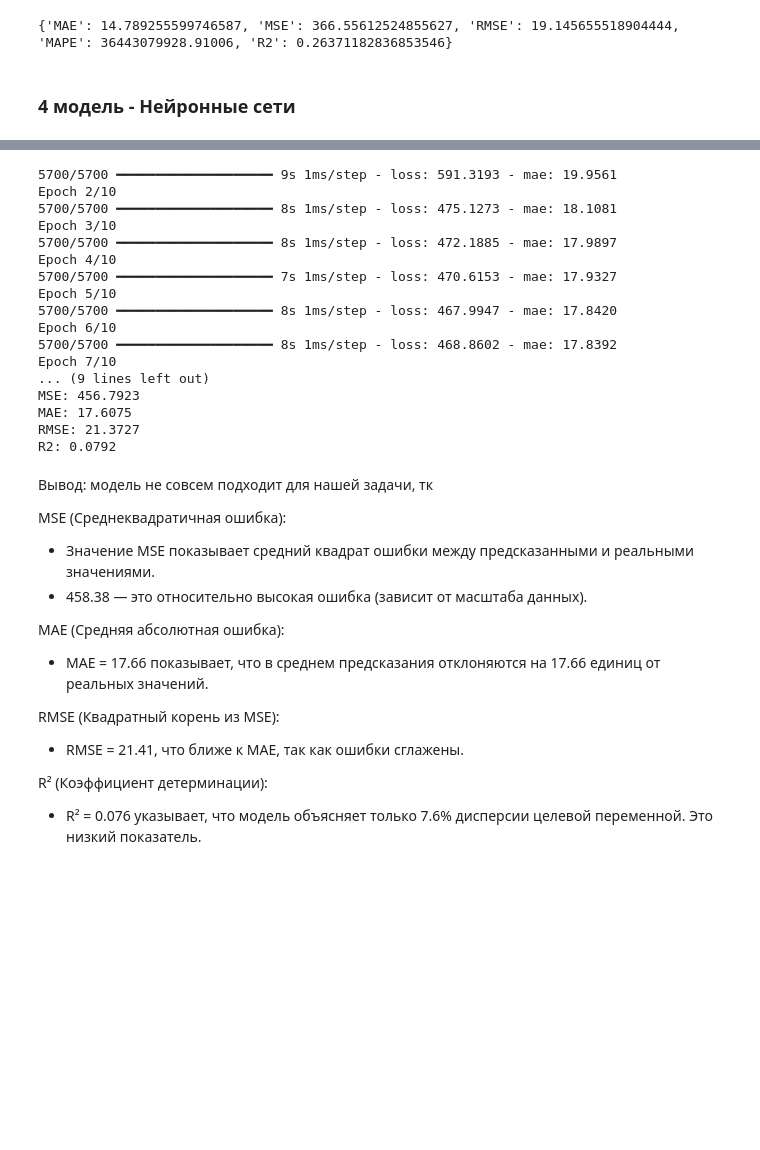
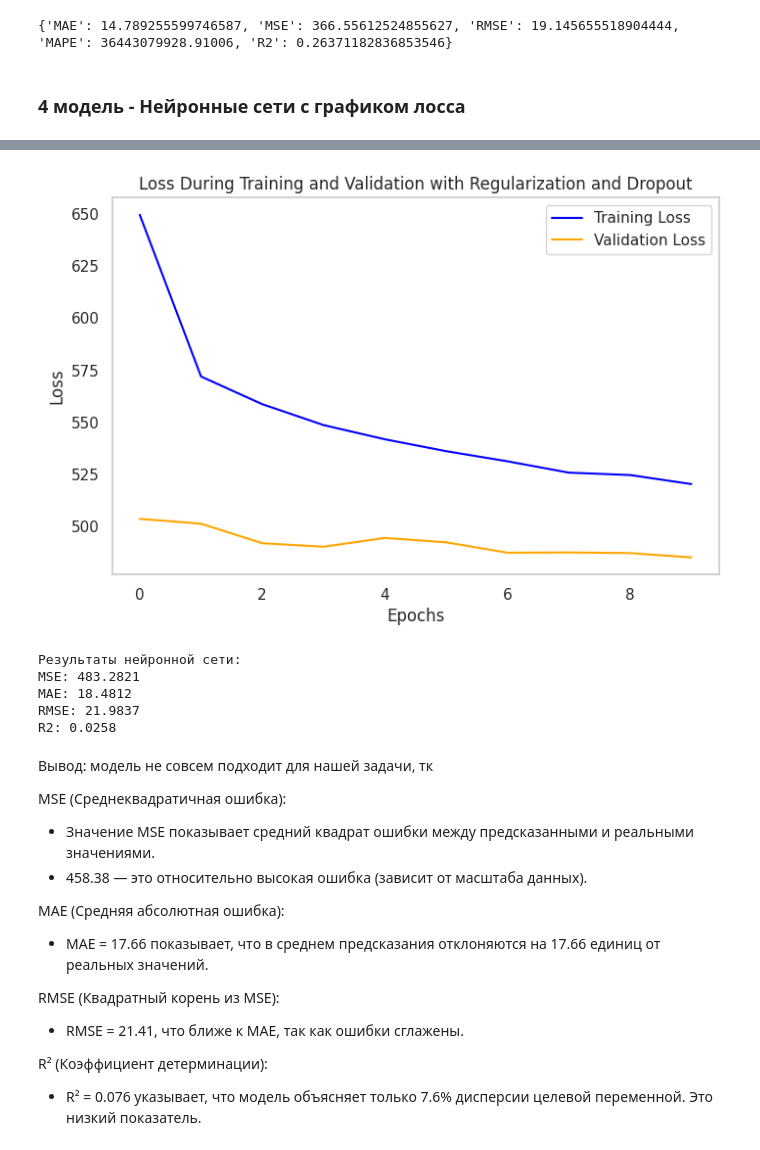
Before and after one commit to nenichv/Spotify, a Jupyter notebook: spotify-task.ipynb, the cells around one changed output, grey strips where cells are left out. Drawn from its saved outputs; the diff is of its cells as text; code cells hidden in the pictures; blank space fills up the shorter version.

```diff
--- a/spotify-task.ipynb
+++ b/spotify-task.ipynb
@@ -820,20 +820,22 @@ print(metrics_xgboost)
 # %% [output]
 {'MAE': 14.789255599746587, 'MSE': 366.55612524855627, 'RMSE': 19.145655518904444, 'MAPE': 36443079928.91006, 'R2': 0.26371182836853546}
 # %% [markdown]
-### 4 модель - Нейронные сети
+### 4 модель - Нейронные сети с графиком лосса
 # %%
 from sklearn.metrics import mean_squared_error, mean_absolute_error, r2_score
 from sklearn.model_selection import train_test_split
 from sklearn.preprocessing import StandardScaler
 from tensorflow.keras.models import Sequential
-from tensorflow.keras.layers import Dense
+from tensorflow.keras.layers import Dense, Dropout
+from tensorflow.keras.regularizers import l2
 from tensorflow.keras.callbacks import EarlyStopping
 import numpy as np
+import matplotlib.pyplot as plt
 
 # Параметры
 input_dim = X.shape[1]
 epochs = 10
-batch_size = 16
+batch_size = 32
 
 # Разделение данных на обучающую и тестовую выборки
 X_train, X_test, y_train, y_test = train_test_split(X, y, test_size=0.2, random_state=42)
@@ -843,11 +845,13 @@ scaler = StandardScaler()
 X_train_scaled = scaler.fit_transform(X_train)
 X_test_scaled = scaler.transform(X_test)
 
-# Функция для создания модели
+# Функция для создания модели с регуляризацией и дропаутом
 def create_model():
     model = Sequential([
-        Dense(64, activation='relu', input_dim=input_dim),
-        Dense(32, activation='relu'),
+        Dense(64, activation='relu', input_dim=input_dim, kernel_regularizer=l2(0.2)),
+        Dropout(0.5),  # Dropout
+        Dense(32, activation='relu', kernel_regularizer=l2(0.2)),
+        Dropout(0.5),  # Еще один Dropout
         Dense(1, activation='linear')
     ])
     model.compile(optimizer='adam', loss='mse', metrics=['mae'])
@@ -855,10 +859,19 @@ def create_model():
 
 # Создание и настройка модели
 model = create_model()
-early_stopping = EarlyStopping(monitor='loss', patience=5, restore_best_weights=True)
+early_stopping = EarlyStopping(monitor='val_loss', patience=5, restore_best_weights=True)
 
-# Обучение модели
-model.fit(X_train_scaled, y_train, epochs=epochs, batch_size=batch_size, verbose=1, callbacks=[early_stopping])
+# Обучение модели с валидационными данными
+history = model.fit(
+    X_train_scaled,
+    y_train,
+    validation_data=(X_test_scaled, y_test),
+    epochs=epochs,
+    batch_size=batch_size,
+    validation_split=0.2,
+    verbose=1,
+    callbacks=[early_stopping]
+)
 
 # Предсказание на тестовой выборке
 y_pred = model.predict(X_test_scaled).flatten()
@@ -869,6 +882,17 @@ mae = mean_absolute_error(y_test, y_pred)
 rmse = np.sqrt(mse)
 r2 = r2_score(y_test, y_pred)
 
+# Построение графика лосса
+plt.figure(figsize=(8, 5))
+plt.plot(history.history['loss'], label='Training Loss', color='blue')
+plt.plot(history.history['val_loss'], label='Validation Loss', color='orange')
+plt.title('Loss During Training and Validation with Regularization and Dropout')
+plt.xlabel('Epochs')
+plt.ylabel('Loss')
+plt.legend()
+plt.grid()
+plt.show()
+
 # Вывод результатов
 print("Результаты нейронной сети:")
 print(f"MSE: {mse:.4f}")
@@ -880,20 +920,9 @@ Epoch 1/10
+[figure, added]
-5700/5700 ━━━━━━━━━━━━━━━━━━━━ 9s 1ms/step - loss: 591.3193 - mae: 19.9561
-Epoch 2/10
-5700/5700 ━━━━━━━━━━━━━━━━━━━━ 8s 1ms/step - loss: 475.1273 - mae: 18.1081
-Epoch 3/10
-5700/5700 ━━━━━━━━━━━━━━━━━━━━ 8s 1ms/step - loss: 472.1885 - mae: 17.9897
-Epoch 4/10
-5700/5700 ━━━━━━━━━━━━━━━━━━━━ 7s 1ms/step - loss: 470.6153 - mae: 17.9327
-Epoch 5/10
-5700/5700 ━━━━━━━━━━━━━━━━━━━━ 8s 1ms/step - loss: 467.9947 - mae: 17.8420
-Epoch 6/10
-5700/5700 ━━━━━━━━━━━━━━━━━━━━ 8s 1ms/step - loss: 468.8602 - mae: 17.8392
-Epoch 7/10
-... (9 lines left out)
-MSE: 456.7923
-MAE: 17.6075
-RMSE: 21.3727
-R2: 0.0792
+Результаты нейронной сети:
+MSE: 483.2821
+MAE: 18.4812
+RMSE: 21.9837
+R2: 0.0258
 # %% [markdown]
 Вывод: модель не совсем подходит для нашей задачи, тк
 
```
Also changed, not shown: parts of 4 cells of this notebook.
